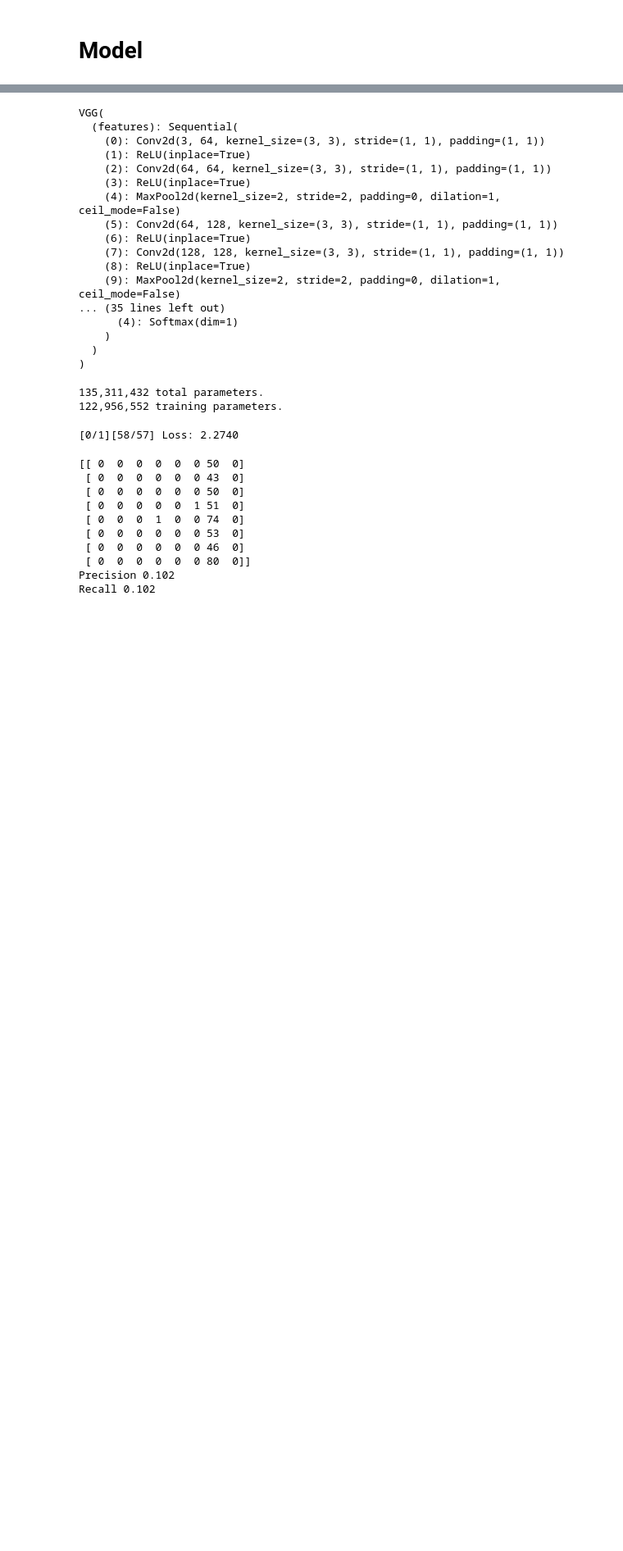
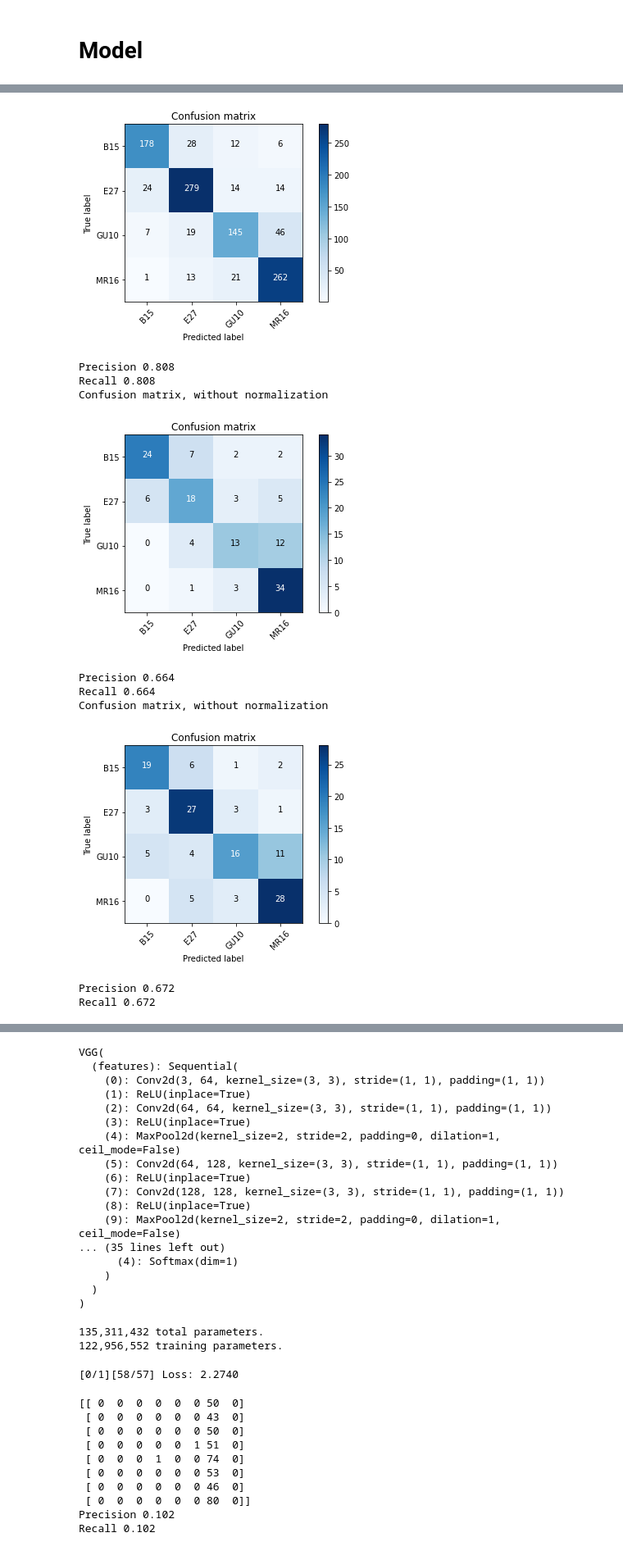
Before and after one commit to AndrewWalker251/bulb_classifier, a Jupyter notebook: bulb_classifier.ipynb, the cells around one changed output, grey strips where cells are left out. Shown: that part at 82% size. Saved outputs shown, nothing was run; the diff lists cells and outputs as text; code cells hidden in the pictures; blank space fills up the shorter version.

```diff
--- a/bulb_classifier.ipynb
+++ b/bulb_classifier.ipynb
@@ -174,11 +165,2 @@ print_examples(test, number_to_show =4)
 # %% [markdown]
 # Model
-# %%
-# Defining the weights_init function that takes as input a neural network m and that will initialize all its weights.
-def weights_init(m):
-    classname = m.__class__.__name__
-    if classname.find('Conv') != -1:
-        m.weight.data.normal_(0.0, 0.02)
-    elif classname.find('BatchNorm') != -1:
-        m.weight.data.normal_(1.0, 0.02)
-        m.bias.data.fill_(0)
@@ -410,2 +335,0 @@ epochs_total = 3
-# %%
-classifer_training(classifier_2_class, epochs_total, train)
@@ -444,0 +346,12 @@ The bigger the difference between our domain and the domain of the pretrained ne
+# %%
+model = BulbModel(NUM_CLASSES)
+model.weights_init()
+model.classifer_train(5,train)
+
+PATH = './model_weights.pth'
+torch.save(model.state_dict(), PATH)
+
+model.inference(train)
+model.inference(dev)
+model.inference(test)
+# %% [output]
@@ -444,0 +364,11 @@ The bigger the difference between our domain and the domain of the pretrained ne
+[figure, added]
+Precision 0.808
+Recall 0.808
+Confusion matrix, without normalization
+[figure, added]
+Precision 0.664
+Recall 0.664
+Confusion matrix, without normalization
+[figure, added]
+Precision 0.672
+Recall 0.672
```
Also changed, not shown: parts of 39 cells of this notebook, 11 other files.
